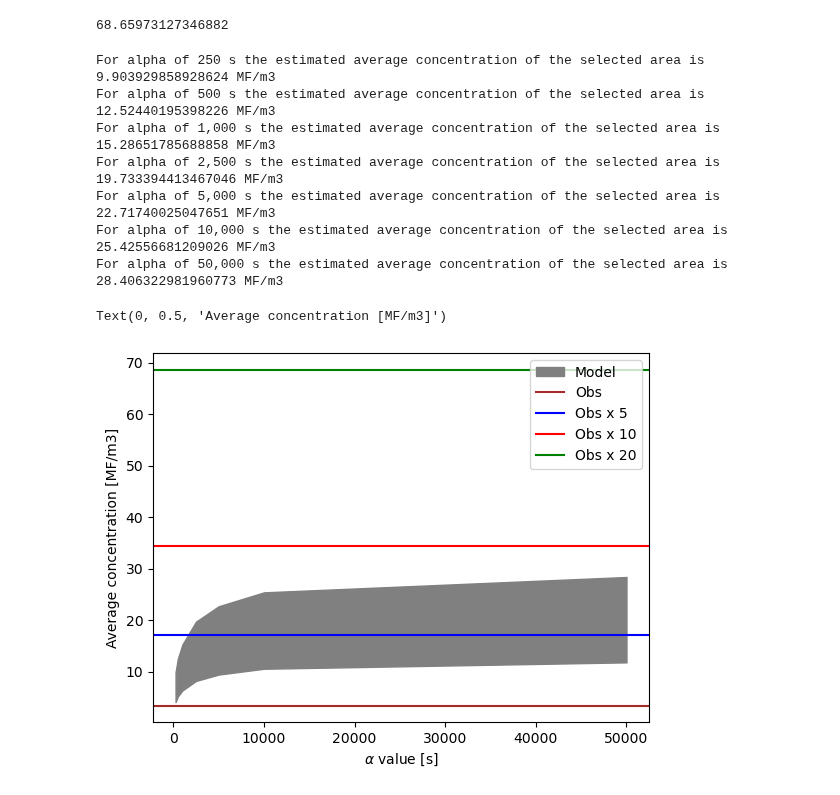
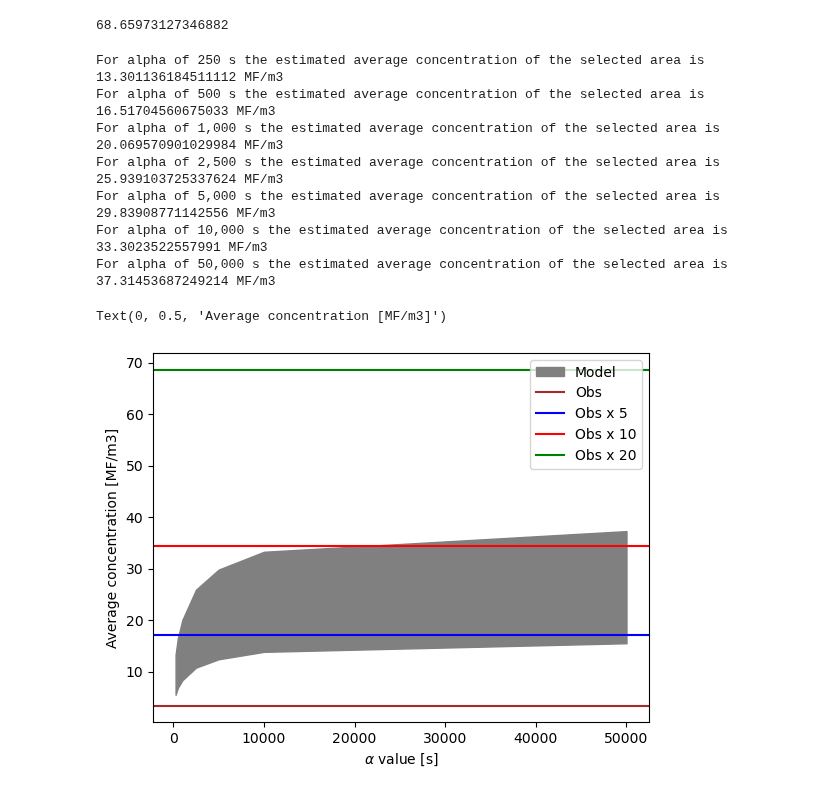
Before and after one commit to SalishSeaCast/analysis-jose, a Jupyter notebook: notebooks/Outfall_finalResults/obs_model.ipynb, the cells around one changed output. Drawn from its saved outputs; the diff is of its cells as text; code cells hidden in the pictures.

```diff
--- a/notebooks/Outfall_finalResults/obs_model.ipynb
+++ b/notebooks/Outfall_finalResults/obs_model.ipynb
@@ -186,42 +186,42 @@ def modelvsobs(j,i,conc,ni=0):
         if ni ==0:
             CONC.append(np.sum(conc[:5,int(j[ind]/3),int(ii/3)],axis=0)/5)
         else:
-            CONC.append(np.apply_over_axes(np.sum,conc[:5,int(j[ind]/3)-ni:int(j[ind]/3)+ni,int(ii/3)-ni:int(ii/3)+ni],[0,1,2])/(5*(1+ni*2)**2))
+            CONC.append(np.sum(np.sum(np.sum(conc[:5,int(j[ind]/3)-ni:int(j[ind]/3)+ni+1,int(ii/3)-ni:int(ii/3)+ni+1],axis=0),axis=0),axis=0)/(5*(1+ni*2)**2))
     return np.mean(CONC),np.std(CONC)/len(CONC)
 
 
 iii = [250,500,1000,2500,5000,10000,50000]
 NNstdl = []
 NNl = []
 j,i=finder(jjii,latobs,lonobs)
 
 for alpha in runs:
     CONC = np.load(path_runs+runs[alpha][0].split('.')[0]+'.npy')*13.7/runs[alpha][1]
     NN,Nstd = modelvsobs(j,i,CONC,5)
     NNstdl.append(Nstd)
     NNl.append(NN)
     print(f'For alpha of {alpha} the estimated average concentration of the selected area is {NN} MF/m3')
 #plt.plot(iii,NNl,'.-',label='Model')
 #plt.plot(iii,np.array(NNl)/2.4,'.-',label='Model')
 plt.fill_between(iii,NNl,np.array(NNl)/2.4,color = 'grey',label='Model')
 #plt.errorbar(iii, NNl, NNstdl, linestyle='None', color= 'tab:blue',marker='.')
 plt.axhline(y=np.average(Lori_obs['Concmean']),c='brown',label='Obs')
 plt.axhline(y=np.average(Lori_obs['Concmean'])*5,c='b',label='Obs x 5')
 plt.axhline(y=np.average(Lori_obs['Concmean'])*10,c='r',label='Obs x 10')
 plt.axhline(y=np.average(Lori_obs['Concmean'])*20,c='g',label='Obs x 20')
 plt.legend(loc='upper right')
 plt.xlabel(r'$\alpha$ value [s]')
 plt.ylabel('Average concentration [MF/m3]')
 # %% [output]
-For alpha of 250 s the estimated average concentration of the selected area is 9.903929858928624 MF/m3
-For alpha of 500 s the estimated average concentration of the selected area is 12.52440195398226 MF/m3
-For alpha of 1,000 s the estimated average concentration of the selected area is 15.28651785688858 MF/m3
-For alpha of 2,500 s the estimated average concentration of the selected area is 19.733394413467046 MF/m3
-For alpha of 5,000 s the estimated average concentration of the selected area is 22.71740025047651 MF/m3
-For alpha of 10,000 s the estimated average concentration of the selected area is 25.42556681209026 MF/m3
-For alpha of 50,000 s the estimated average concentration of the selected area is 28.406322981960773 MF/m3
+For alpha of 250 s the estimated average concentration of the selected area is 13.301136184511112 MF/m3
+For alpha of 500 s the estimated average concentration of the selected area is 16.51704560675033 MF/m3
+For alpha of 1,000 s the estimated average concentration of the selected area is 20.069570901029984 MF/m3
+For alpha of 2,500 s the estimated average concentration of the selected area is 25.939103725337624 MF/m3
+For alpha of 5,000 s the estimated average concentration of the selected area is 29.83908771142556 MF/m3
+For alpha of 10,000 s the estimated average concentration of the selected area is 33.3023522557991 MF/m3
+For alpha of 50,000 s the estimated average concentration of the selected area is 37.31453687249214 MF/m3
 Text(0, 0.5, 'Average concentration [MF/m3]')
-[figure, old version]
+[figure, new version]
 # %%
 def modelvsobs(j,i,conc,ni=0):
     CONC = []
```
Also changed, not shown: parts of 6 cells of this notebook.
